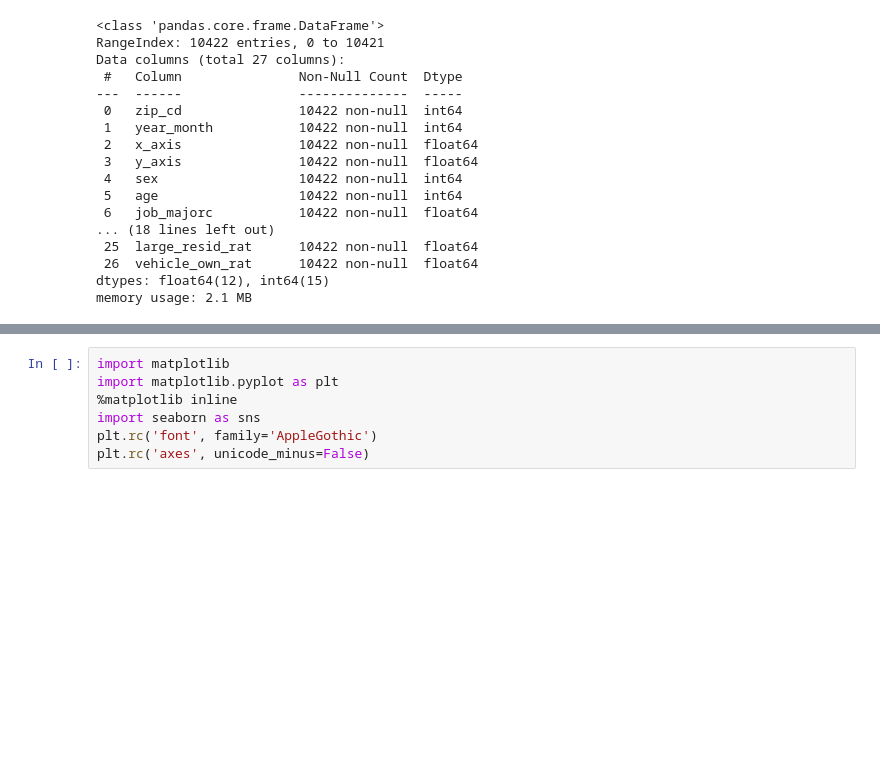
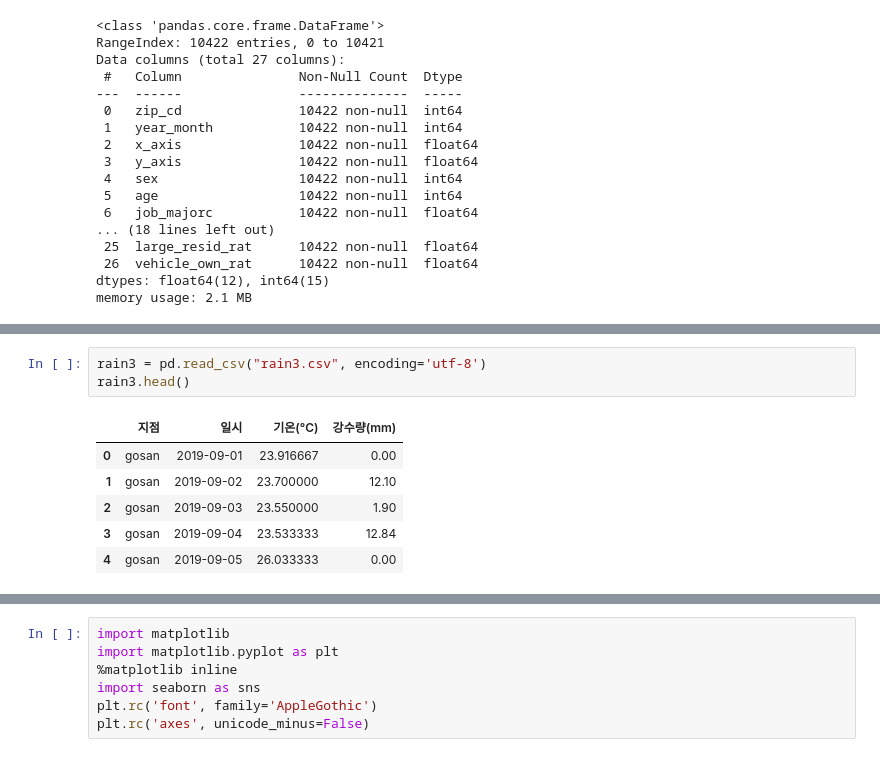
Before and after one commit to comojin1994/Machine_Learning, a Jupyter notebook: Regression/Jeju_Bus_Passenger_Estimate.ipynb, the cells around one changed output, grey strips where cells are left out. Drawn from its saved outputs; the diff is of its cells as text; blank space fills up the shorter version.

```diff
--- a/Regression/Jeju_Bus_Passenger_Estimate.ipynb
+++ b/Regression/Jeju_Bus_Passenger_Estimate.ipynb
@@ -109,0 +135,10 @@ memory usage: 2.1 MB
+# %%
+rain3 = pd.read_csv("rain3.csv", encoding='utf-8')
+rain3.head()
+# %% [output]
+|  | 지점 | 일시 | 기온(°C) | 강수량(mm) |
+| 0 | gosan | 2019-09-01 | 23.916667 | 0.00 |
+| 1 | gosan | 2019-09-02 | 23.700000 | 12.10 |
+| 2 | gosan | 2019-09-03 | 23.550000 | 1.90 |
+| 3 | gosan | 2019-09-04 | 23.533333 | 12.84 |
+| 4 | gosan | 2019-09-05 | 26.033333 | 0.00 |
```
Also changed, not shown: parts of 20 cells of this notebook.
